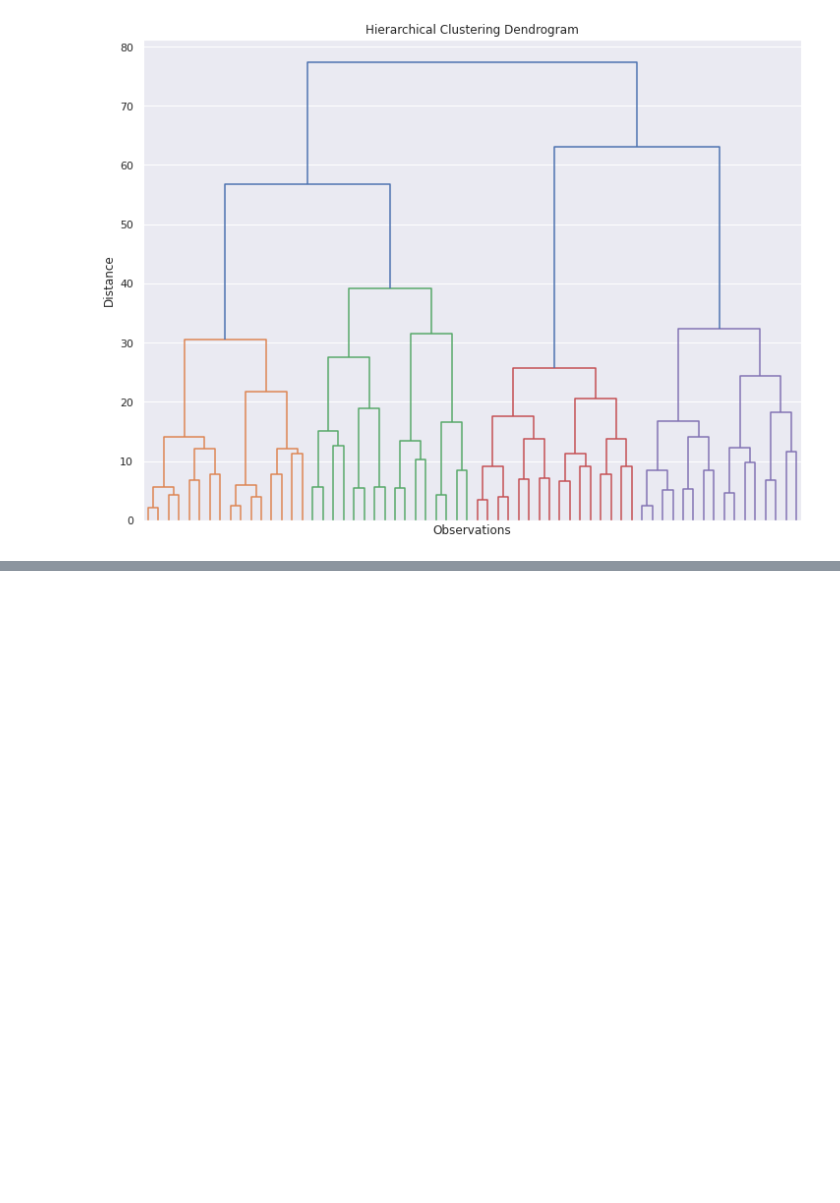
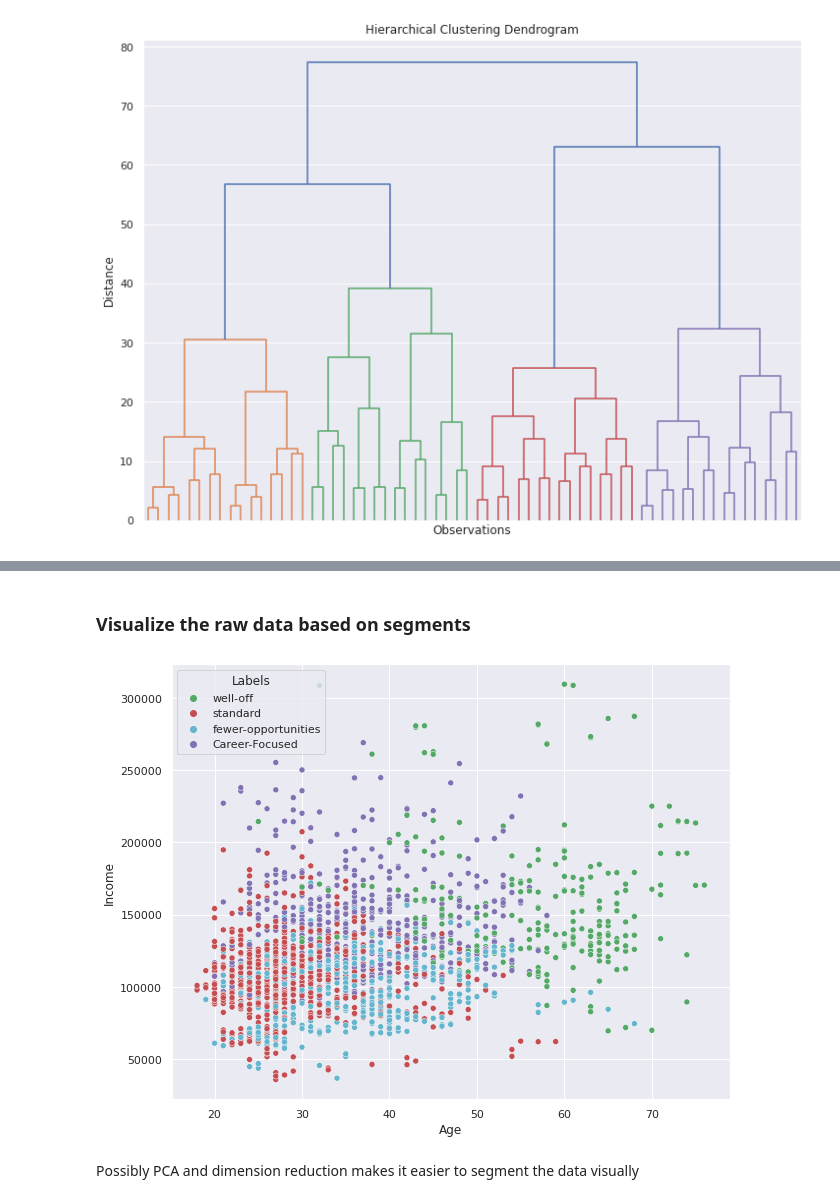
Before and after one commit to AngeloBarisano/customer_analysis_course, a Jupyter notebook: notebooks/segmenting_the_data.ipynb, the cells around one changed output, grey strips where cells are left out. Drawn from its saved outputs; the diff is of its cells as text; code cells hidden in the pictures; blank space fills up the shorter version.

```diff
--- a/notebooks/segmenting_the_data.ipynb
+++ b/notebooks/segmenting_the_data.ipynb
@@ -156,0 +198,6 @@ plt.show()
+# %%
+# so perfrom k means clustering with k = 4
+# initialize the model
+kmeans = KMeans(n_clusters=4, init = 'k-means++', random_state=42)
+# fit the model on the data
+kmeans.fit(segmentation_std)
@@ -156,0 +208,3 @@ plt.show()
+# %%
+df_segm_kmeans = df_segmentation.copy()
+df_segm_kmeans['Segment K-means'] = kmeans.labels_
@@ -156,0 +253,21 @@ plt.show()
+# %% [markdown]
+### Visualize the raw data based on segments
+# %%
+# change the names of the different clusters for each individual observation
+# by applying the map method
+df_segm_kmeans['Labels'] = df_segm_kmeans['Segment K-means'].map({0: 'well-off',
+                                                                1: 'fewer-opportunities',
+                                                                2: 'standard',
+                                                                3: 'Career-Focused'})
+# %%
+plt.figure(figsize = (10, 8))
+sns.scatterplot(df_segm_kmeans.Age,
+                df_segm_kmeans.Income,
+                hue = df_segm_kmeans.Labels,
+                palette = ['g', 'r', 'c', 'm'])
+plt.show()
+None
+# %% [output]
+[figure, added]
+# %% [markdown]
+Possibly PCA and dimension reduction makes it easier to segment the data visually
```
Also changed, not shown: parts of 27 cells of this notebook.
